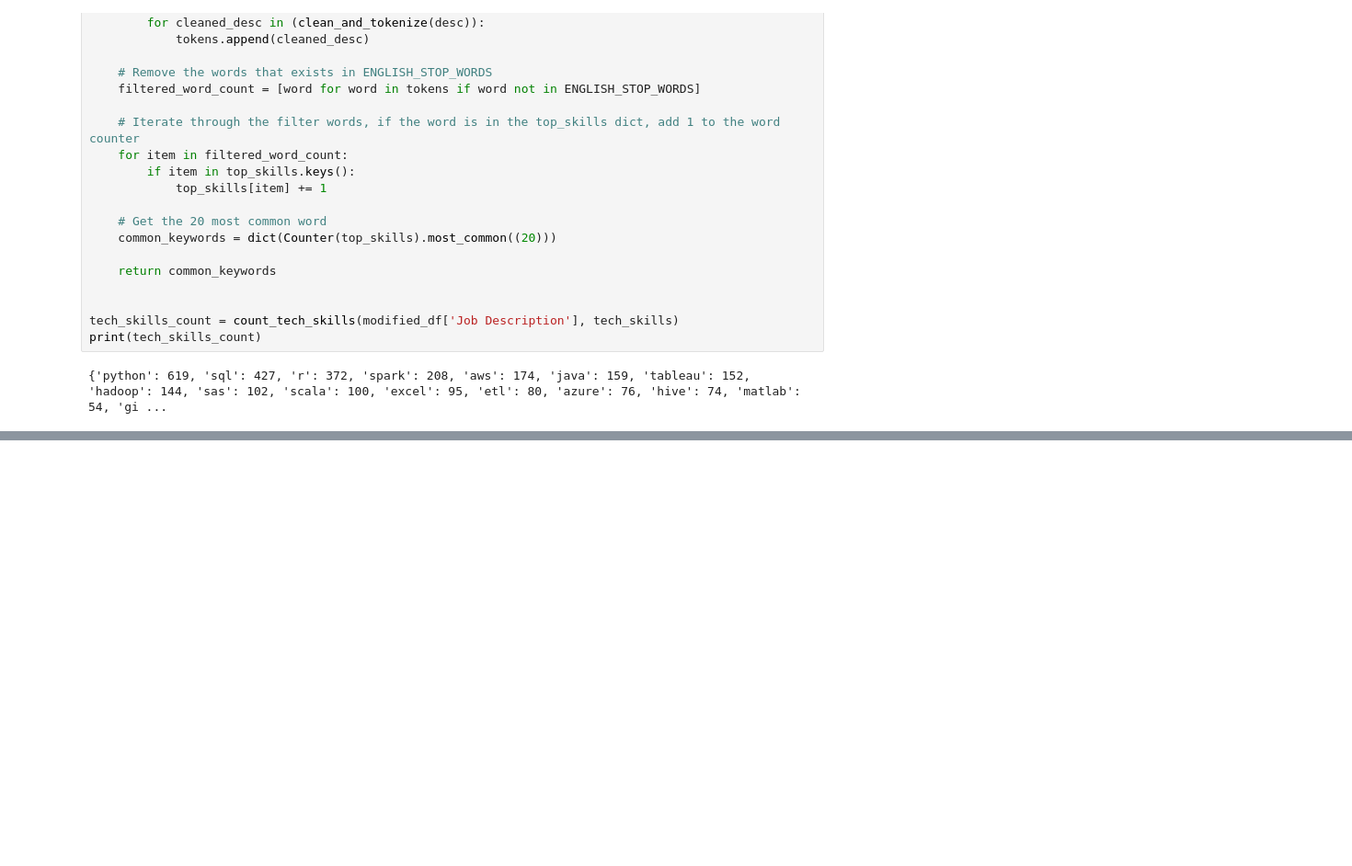
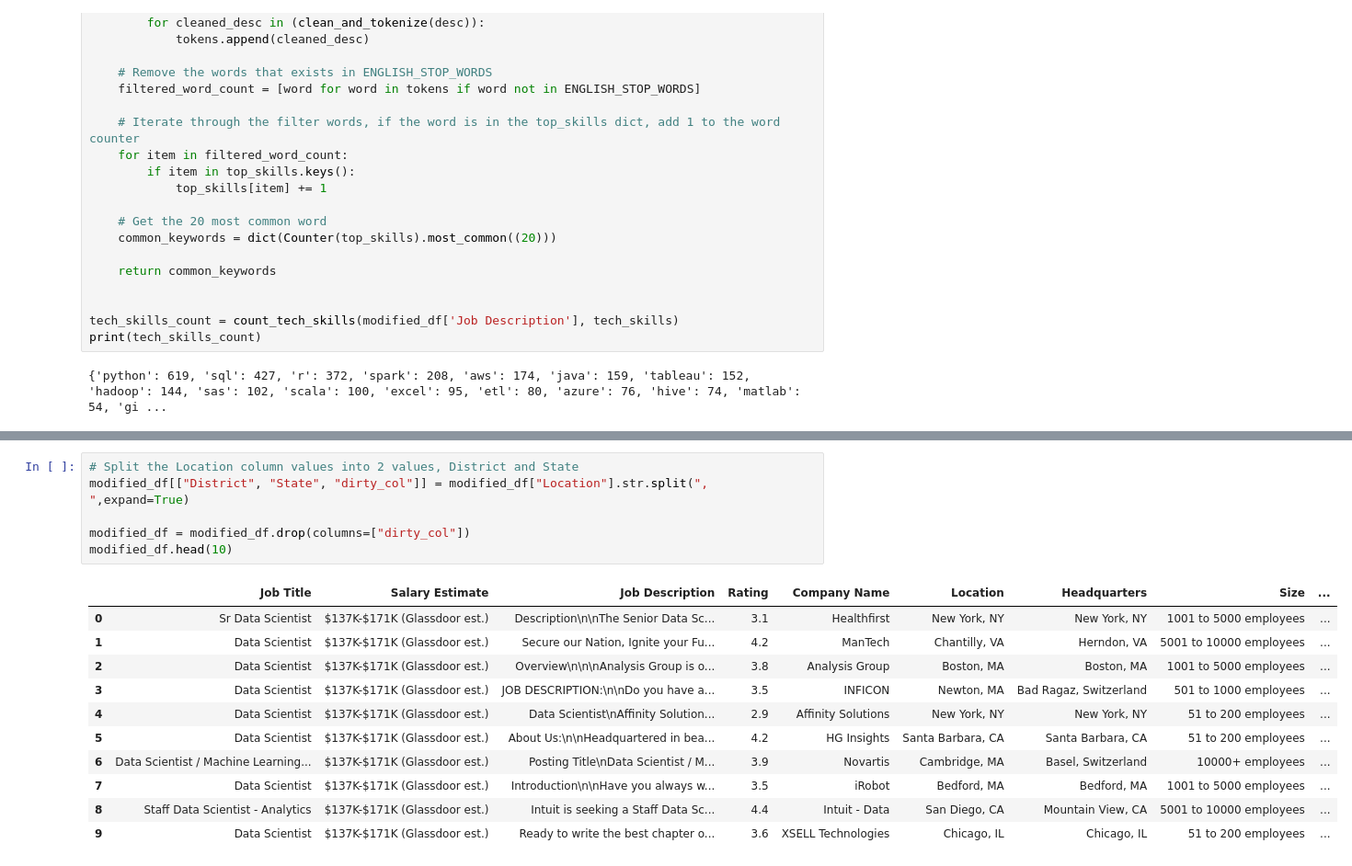
Before and after one commit to lemirser/data-job-scraping, a Jupyter notebook: data_science_salary.ipynb, the cells around one changed output, grey strips where cells are left out. Shown at 92% size. Cells and saved outputs as stored; diff of their text form; blank space fills up the shorter version.

Commit message:
Create district and state column

```diff
--- a/data_science_salary.ipynb
+++ b/data_science_salary.ipynb
@@ -419,0 +426,18 @@ modified_df.head()
+# %%
+# Split the Location column values into 2 values, District and State
+modified_df[["District", "State", "dirty_col"]] = modified_df["Location"].str.split(", ",expand=True)
+
+modified_df = modified_df.drop(columns=["dirty_col"])
+modified_df.head(10)
+# %% [output]
+|  | Job Title | Salary Estimate | Job Description | Rating | Company Name | Location | Headquarters | Size | ... |
+| 0 | Sr Data Scientist | $137K-$171K (Glassdoor est.) | Description\n\nThe Senior Data Sc... | 3.1 | Healthfirst | New York, NY | New York, NY | 1001 to 5000 employees | ... |
+| 1 | Data Scientist | $137K-$171K (Glassdoor est.) | Secure our Nation, Ignite your Fu... | 4.2 | ManTech | Chantilly, VA | Herndon, VA | 5001 to 10000 employees | ... |
+| 2 | Data Scientist | $137K-$171K (Glassdoor est.) | Overview\n\n\nAnalysis Group is o... | 3.8 | Analysis Group | Boston, MA | Boston, MA | 1001 to 5000 employees | ... |
+| 3 | Data Scientist | $137K-$171K (Glassdoor est.) | JOB DESCRIPTION:\n\nDo you have a... | 3.5 | INFICON | Newton, MA | Bad Ragaz, Switzerland | 501 to 1000 employees | ... |
+| 4 | Data Scientist | $137K-$171K (Glassdoor est.) | Data Scientist\nAffinity Solution... | 2.9 | Affinity Solutions | New York, NY | New York, NY | 51 to 200 employees | ... |
+| 5 | Data Scientist | $137K-$171K (Glassdoor est.) | About Us:\n\nHeadquartered in bea... | 4.2 | HG Insights | Santa Barbara, CA | Santa Barbara, CA | 51 to 200 employees | ... |
+| 6 | Data Scientist / Machine Learning... | $137K-$171K (Glassdoor est.) | Posting Title\nData Scientist / M... | 3.9 | Novartis | Cambridge, MA | Basel, Switzerland | 10000+ employees | ... |
+| 7 | Data Scientist | $137K-$171K (Glassdoor est.) | Introduction\n\nHave you always w... | 3.5 | iRobot | Bedford, MA | Bedford, MA | 1001 to 5000 employees | ... |
+| 8 | Staff Data Scientist - Analytics | $137K-$171K (Glassdoor est.) | Intuit is seeking a Staff Data Sc... | 4.4 | Intuit - Data | San Diego, CA | Mountain View, CA | 5001 to 10000 employees | ... |
+| 9 | Data Scientist | $137K-$171K (Glassdoor est.) | Ready to write the best chapter o... | 3.6 | XSELL Technologies | Chicago, IL | Chicago, IL | 51 to 200 employees | ... |
```
Also changed, not shown: parts of 2 cells of this notebook.
